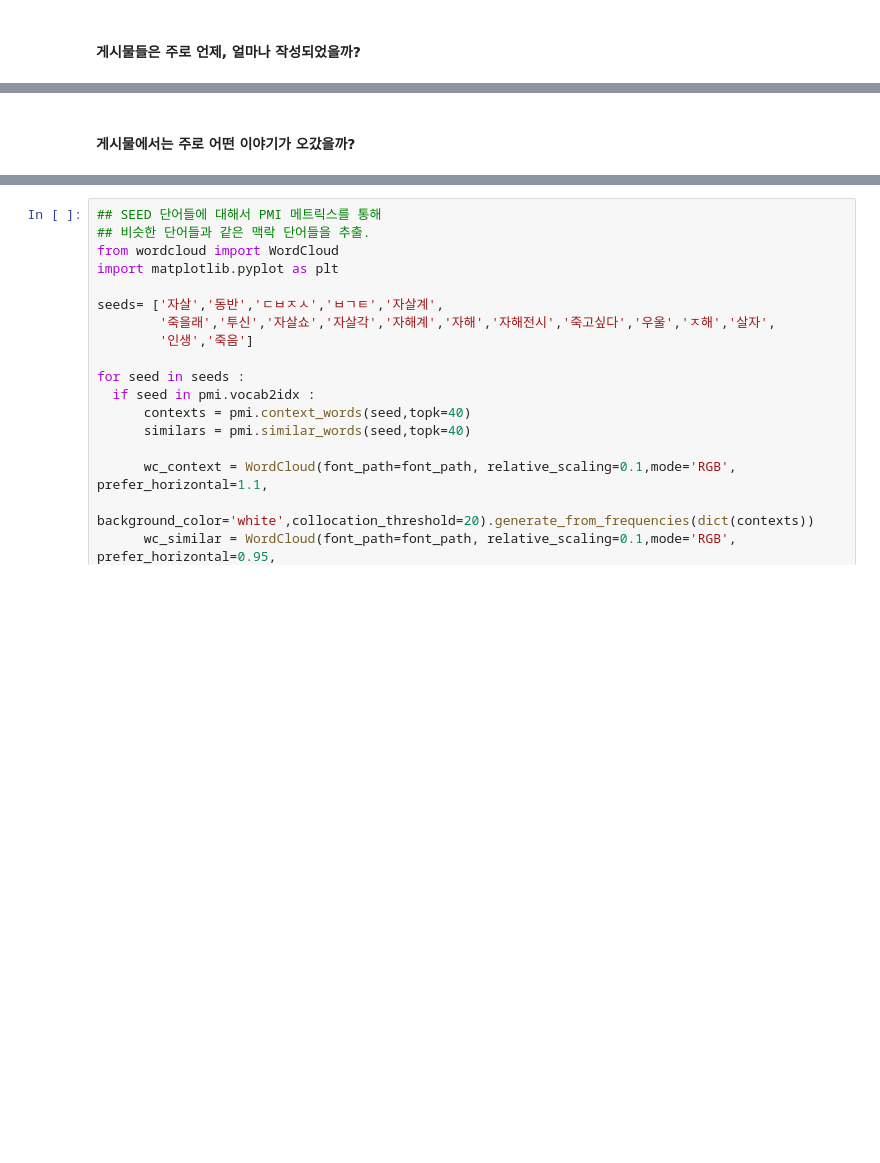
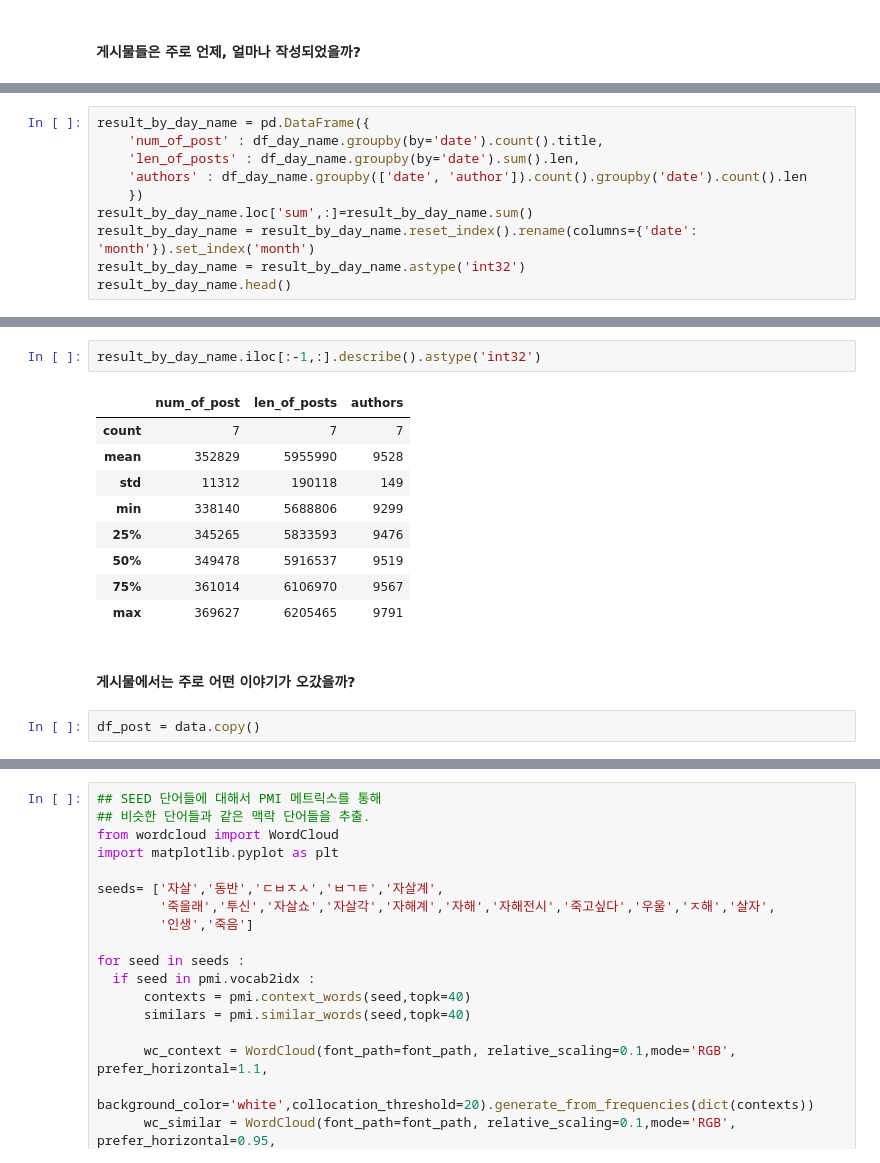
Before and after one commit to GwiHwan-Go/Detect_SC, a Jupyter notebook: Data_Analysis.ipynb, the cells around one changed output, grey strips where cells are left out. Drawn from its saved outputs; the diff is of its cells as text; blank space fills up the shorter version.

```diff
--- a/Data_Analysis.ipynb
+++ b/Data_Analysis.ipynb
@@ -504,0 +483,10 @@ df.date = data.date.dt.month
+# %%
+result_by_day_name = pd.DataFrame({
+    'num_of_post' : df_day_name.groupby(by='date').count().title,
+    'len_of_posts' : df_day_name.groupby(by='date').sum().len,
+    'authors' : df_day_name.groupby(['date', 'author']).count().groupby('date').count().len
+    })
+result_by_day_name.loc['sum',:]=result_by_day_name.sum()
+result_by_day_name = result_by_day_name.reset_index().rename(columns={'date': 'month'}).set_index('month')
+result_by_day_name = result_by_day_name.astype('int32')
+result_by_day_name.head()
@@ -505,2 +501,16 @@ df.date = data.date.dt.month
+# %%
+result_by_day_name.iloc[:-1,:].describe().astype('int32')
+# %% [output]
+|  | num_of_post | len_of_posts | authors |
+| count | 7 | 7 | 7 |
+| mean | 352829 | 5955990 | 9528 |
+| std | 11312 | 190118 | 149 |
+| min | 338140 | 5688806 | 9299 |
+| 25% | 345265 | 5833593 | 9476 |
+| 50% | 349478 | 5916537 | 9519 |
+| 75% | 361014 | 6106970 | 9567 |
+| max | 369627 | 6205465 | 9791 |
 # %% [markdown]
 #### 게시물에서는 주로 어떤 이야기가 오갔을까?
+# %%
+df_post = data.copy()
```
Also changed, not shown: parts of 30 cells of this notebook.
